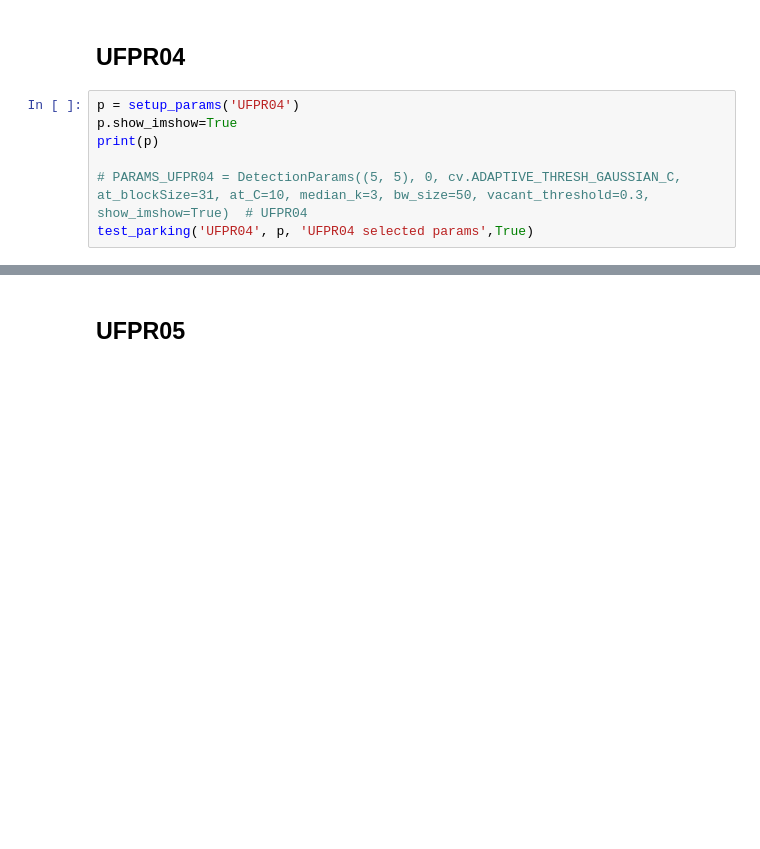
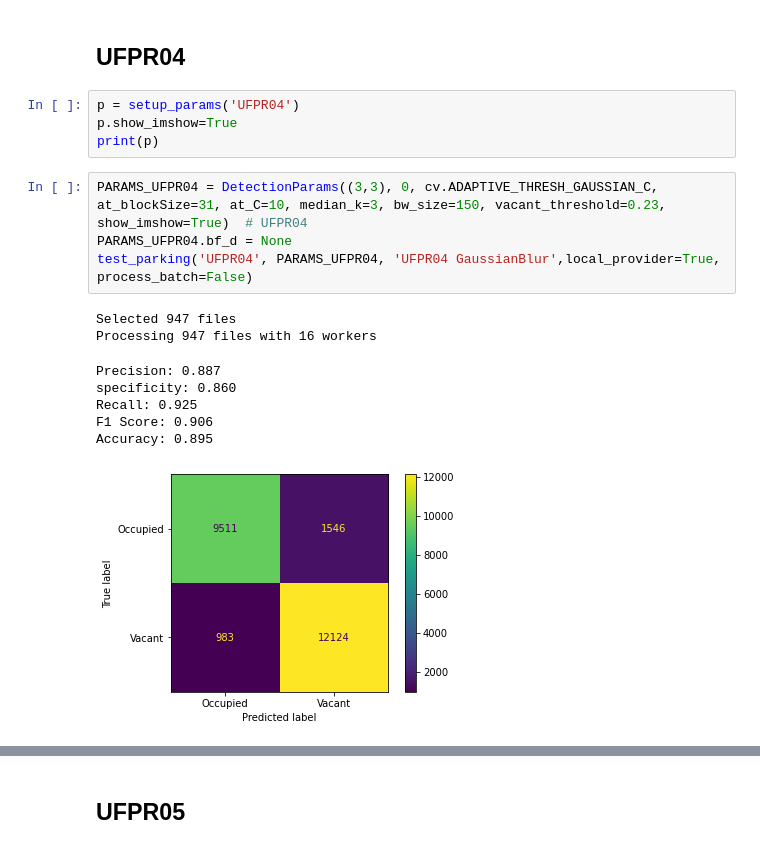
Before and after one commit to VisionPark/VisionParkDetect, a Jupyter notebook: detectorParams.ipynb, the cells around one changed output, grey strips where cells are left out. Drawn from its saved outputs; the diff is of its cells as text; blank space fills up the shorter version.

```diff
--- a/detectorParams.ipynb
+++ b/detectorParams.ipynb
@@ -87,10 +110,20 @@ def setup_params(parking_id, initial_params:DetectionParams=None):
         return params
 # %% [markdown]
 ## UFPR04
+# %%
+p = setup_params('UFPR04')
+p.show_imshow=True
+print(p)
 # %%
-p = setup_params('UFPR04')
-p.show_imshow=True
-print(p)
-
-# PARAMS_UFPR04 = DetectionParams((5, 5), 0, cv.ADAPTIVE_THRESH_GAUSSIAN_C, at_blockSize=31, at_C=10, median_k=3, bw_size=50, vacant_threshold=0.3, show_imshow=True)  # UFPR04
-test_parking('UFPR04', p, 'UFPR04 selected params',True)
+PARAMS_UFPR04 = DetectionParams((3,3), 0, cv.ADAPTIVE_THRESH_GAUSSIAN_C, at_blockSize=31, at_C=10, median_k=3, bw_size=150, vacant_threshold=0.23, show_imshow=True)  # UFPR04
+PARAMS_UFPR04.bf_d = None
+test_parking('UFPR04', PARAMS_UFPR04, 'UFPR04 GaussianBlur',local_provider=True, process_batch=False)
+# %% [output]
+Selected 947 files
+Processing 947 files with 16 workers
+Precision: 0.887
+specificity: 0.860
+Recall: 0.925
+F1 Score: 0.906
+Accuracy: 0.895
+[figure, added]
```
Also changed, not shown: parts of 22 cells of this notebook, 8 other files.
